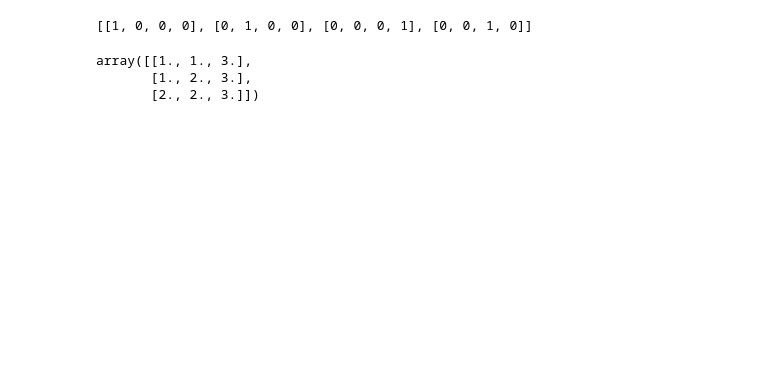
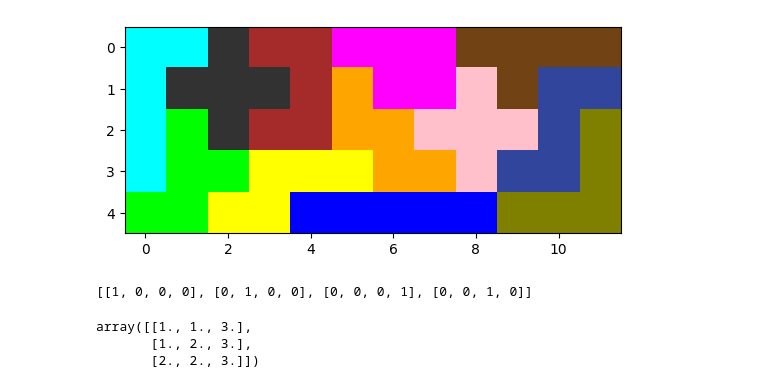
Before and after one commit to AntoineChap525/pe-hackathon, a Jupyter notebook: programme.ipynb, the cells around one changed output. Drawn from its saved outputs; the diff is of its cells as text; code cells hidden in the pictures; blank space fills up the shorter version.

```diff
--- a/programme.ipynb
+++ b/programme.ipynb
@@ -46,18 +47,22 @@ for piece in pieces:
 # %%
 #AC
 # Affichage couleurs
+
+def display(image):
+    plt.figure()
+    plt.imshow(image)
+
+#test
 colors = np.array([[255, 0, 0], [0, 255, 0], [0, 0, 255], [0, 255, 255],[255, 255, 0], [255, 0, 255], [50, 50, 50], [165, 42, 42], [128, 128, 0],
             [255, 165, 0], [255, 192, 203], [112, 66, 20], [48,69,155]])
 grille = np.array([[3, 3, 6, 7, 7, 5, 5, 5, 11, 11, 11, 11],
  [3, 6, 6, 6, 7, 9, 5, 5, 10, 11, 12, 12],
  [3, 1, 6, 7, 7, 9, 9, 10, 10, 10, 12, 8],
  [3,  1,  1,  4,  4,  4,  9,  9, 10, 12, 12,  8],
  [1,  1,  4,  4,  2,  2,  2,  2,  2,  8,  8,  8]])
 
-def display(image):
-    plt.figure()
-    plt.imshow(image)
-
-#display(colors[grille])
+display(colors[grille])
+# %% [output]
+[figure, added]
 # %%
 #ER
```
Also changed, not shown: parts of 6 cells of this notebook.
